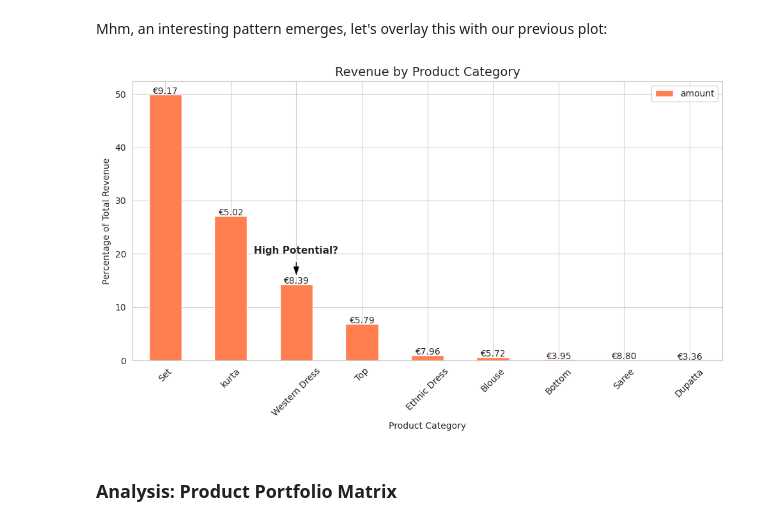
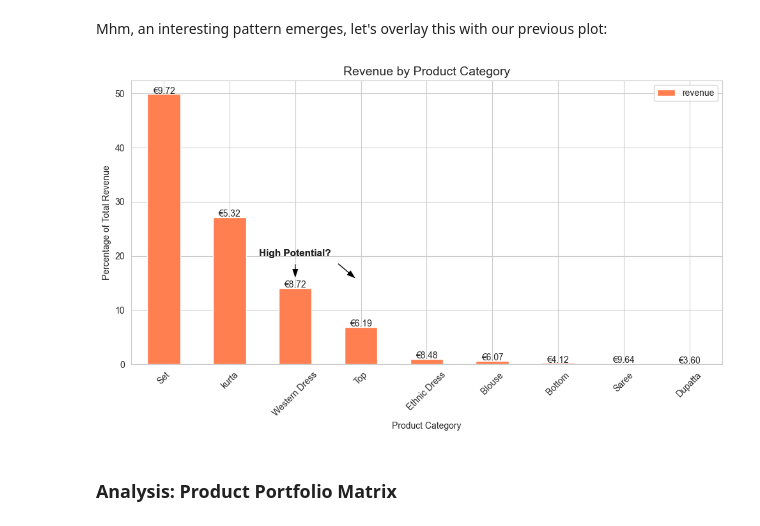
Before and after one commit to ciri/iese-dsfb, a Jupyter notebook: notebooks/210-Amazon-Part-I.ipynb, the cells around one changed output. Saved outputs shown, nothing was run; the diff lists cells and outputs as text; code cells hidden in the pictures.

```diff
--- a/notebooks/210-Amazon-Part-I.ipynb
+++ b/notebooks/210-Amazon-Part-I.ipynb
@@ -360,9 +345,9 @@ Typical question to ask:
 
 We’ll use `groupby()` again, but this time by `category`. It works just like with months, but this helps us understand which types of products are performing best.
 # %%
-category_revenue = df.groupby('category')[['amount']].sum()
+category_revenue = df.groupby('category')[['revenue']].sum()
 category_revenue = category_revenue / category_revenue.sum() * 100
 
-category_revenue = category_revenue.sort_values(ascending=False, by='amount')
+category_revenue = category_revenue.sort_values(ascending=False, by='revenue')
 category_revenue
 # %% [output]
@@ -422,34 +412,42 @@ Mhm, an interesting pattern emerges, let's overlay this with our previous plot:
 # %%
 fig, ax = plt.subplots(figsize=(10,6))
 
 bar_colors = ['green' if cat in ['Western Dress', 'Set'] else 'coral' for cat in category_revenue.index]
 
 category_revenue.plot(kind='bar', color='coral', ax=ax)
 
 for i, category in enumerate(category_revenue.index):
-    avg_cost = df[df['category'] == category]['amount_eu'].mean()
+    avg_cost = df[df['category'] == category]['revenue'].mean()
     ax.text(i, category_revenue.values[i] +.1, f'€{avg_cost:.2f}', ha='center', fontsize=10)
 
 ax.annotate(
     'High Potential?',
     xy=(2, 15),
     xytext=(2, 15 + 5),
     arrowprops=dict(facecolor='black', shrink=0.15, width=2, headwidth=8),
     ha='center',
     fontsize=11,
     fontweight='bold'
 )
-
+ax.annotate(
+    'High Potential?',
+    xy=(3, 15),
+    xytext=(2, 20),
+    arrowprops=dict(facecolor='black', shrink=0.15, width=2, headwidth=8),
+    ha='center',
+    fontsize=11,
+    fontweight='bold'
+)
 
 
 plt.title('Revenue by Product Category', fontsize=14)
 plt.xlabel('Product Category')
 plt.ylabel('Percentage of Total Revenue')
 plt.xticks(rotation=45)
 plt.tight_layout()
 plt.show()
 # %% [output]
-[figure, old version]
+[figure, new version]
 # %% [markdown]
 ### Analysis: Product Portfolio Matrix
 # %% [markdown]
```
Also changed, not shown: parts of 32 cells of this notebook, 6 other files.
